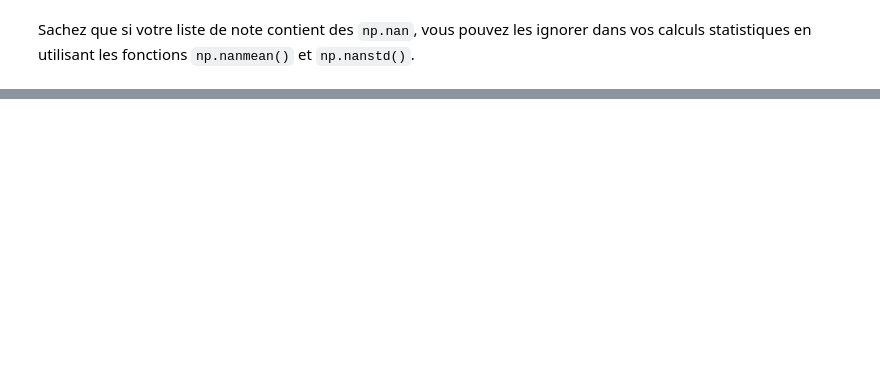
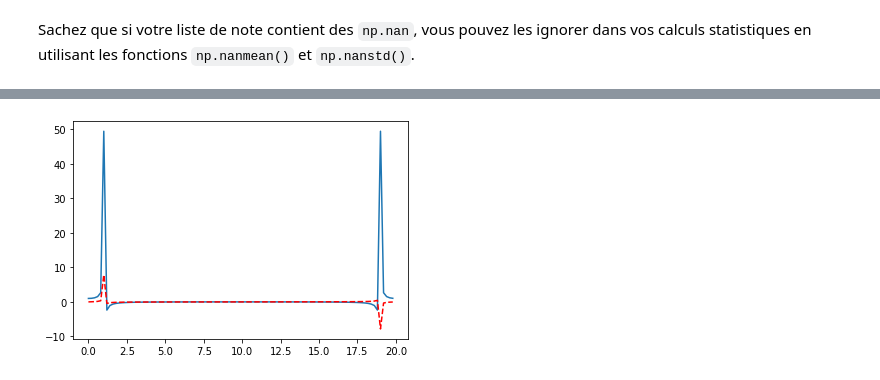
Before and after one commit to bsaintmichel/python-zero, a Jupyter notebook: Application_A_Numpy.ipynb, the cells around one changed output, grey strips where cells are left out. Saved outputs shown, nothing was run; the diff lists cells and outputs as text; code cells hidden in the pictures; blank space fills up the shorter version.

```diff
--- a/Application_A_Numpy.ipynb
+++ b/Application_A_Numpy.ipynb
@@ -568,0 +812,10 @@ Bottom 10% : below 5.0
+# %%
+n = len(t)
+t_n = max(t) # Take two first elements, then diff -> scalar
+freqs_naive = np.arange(n)*1/t_n
+
+plt.plot(freqs_naive, y_hat.real)
+plt.plot(freqs_naive, y_hat.imag, 'r--')
+plt.show()
+# %% [output]
+[figure, added]
```
Also changed, not shown: parts of 53 cells of this notebook, 10 other files.
